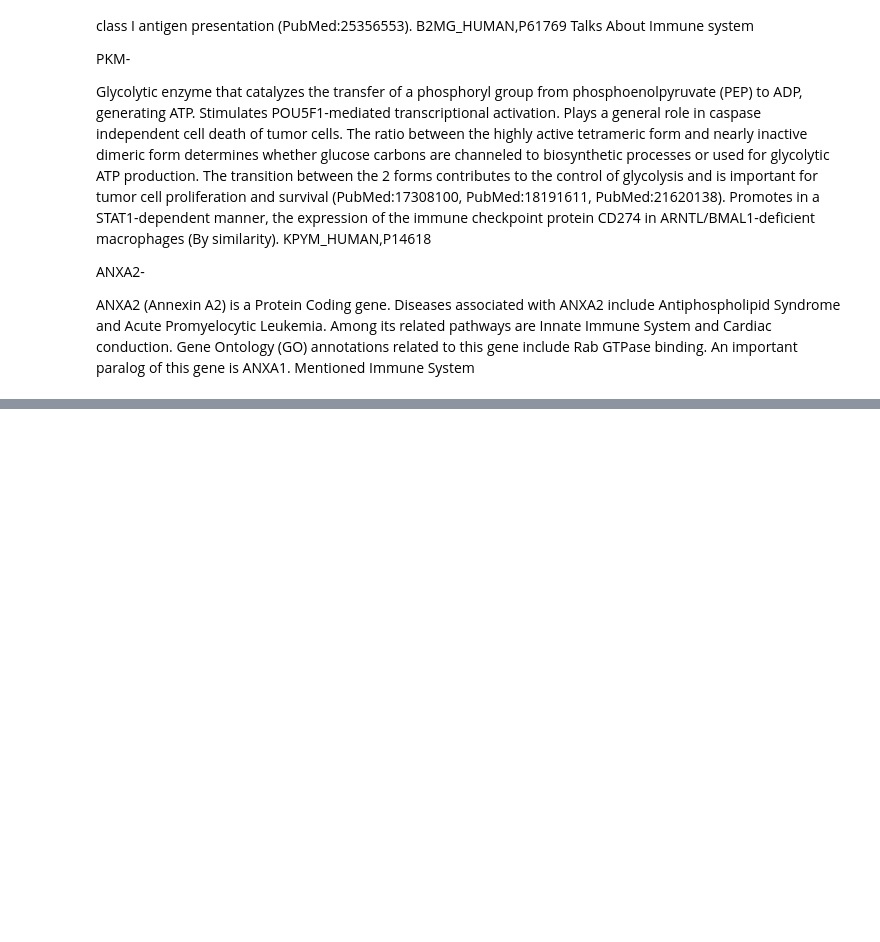
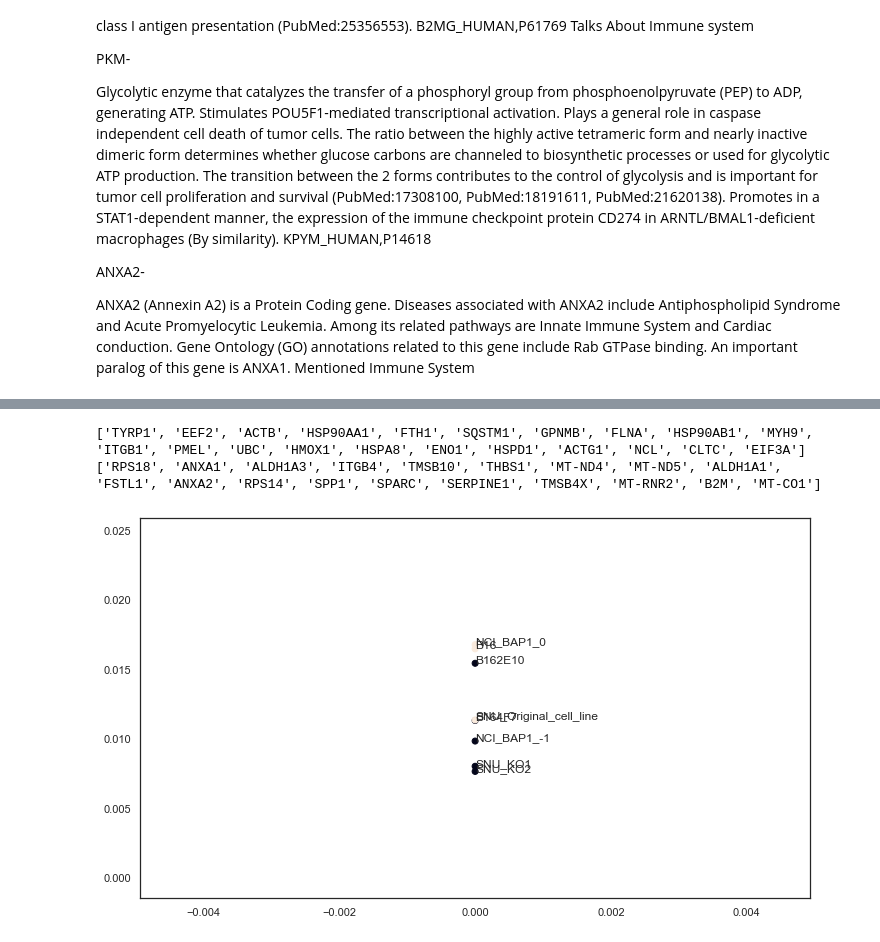
Before and after one commit to N8Grant/TripodsREU, a Jupyter notebook: scripts/PostdocAnalysis.ipynb, the cells around one changed output, grey strips where cells are left out. Cells and saved outputs as stored; diff of their text form; code cells hidden in the pictures; blank space fills up the shorter version.

```diff
--- a/scripts/PostdocAnalysis.ipynb
+++ b/scripts/PostdocAnalysis.ipynb
@@ -499,0 +619,13 @@ Mentioned Immune System
+# %%
+print(top_20_bap1_higher)
+print(top_20_bap1_lower)
+# %% [output]
+['TYRP1', 'EEF2', 'ACTB', 'HSP90AA1', 'FTH1', 'SQSTM1', 'GPNMB', 'FLNA', 'HSP90AB1', 'MYH9', 'ITGB1', 'PMEL', 'UBC', 'HMOX1', 'HSPA8', 'ENO1', 'HSPD1', 'ACTG1', 'NCL', 'CLTC', 'EIF3A']
+['RPS18', 'ANXA1', 'ALDH1A3', 'ITGB4', 'TMSB10', 'THBS1', 'MT-ND4', 'MT-ND5', 'ALDH1A1', 'FSTL1', 'ANXA2', 'RPS14', 'SPP1', 'SPARC', 'SERPINE1', 'TMSB4X', 'MT-RNR2', 'B2M', 'MT-CO1']
+# %%
+fig, ax = plt.subplots()
+scatter = ax.scatter([0,0,0,0,0,0,0,0], combined_df.loc["PFN2",:],c=[-1,-1,0,0,-1,-1,-1,0],label=[-1,-1,0,0,-1,-1,-1,0])
+for i, txt in enumerate(combined_df.columns):
+    ax.annotate(txt, (0, combined_df.loc["PFN2",combined_df.columns[i]]))
+# %% [output]
+[figure, added]
```
Also changed, not shown: parts of 13 cells of this notebook, 26 other files.
